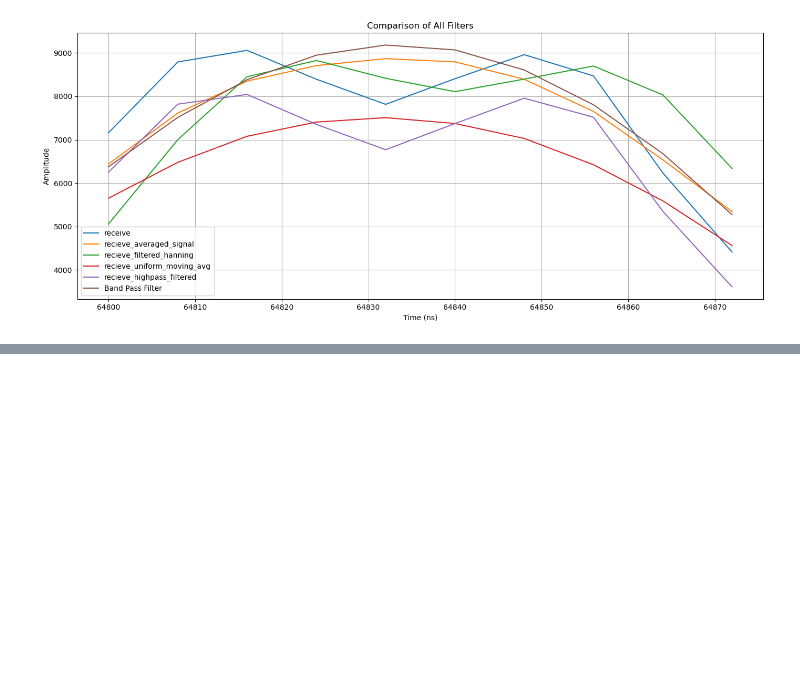
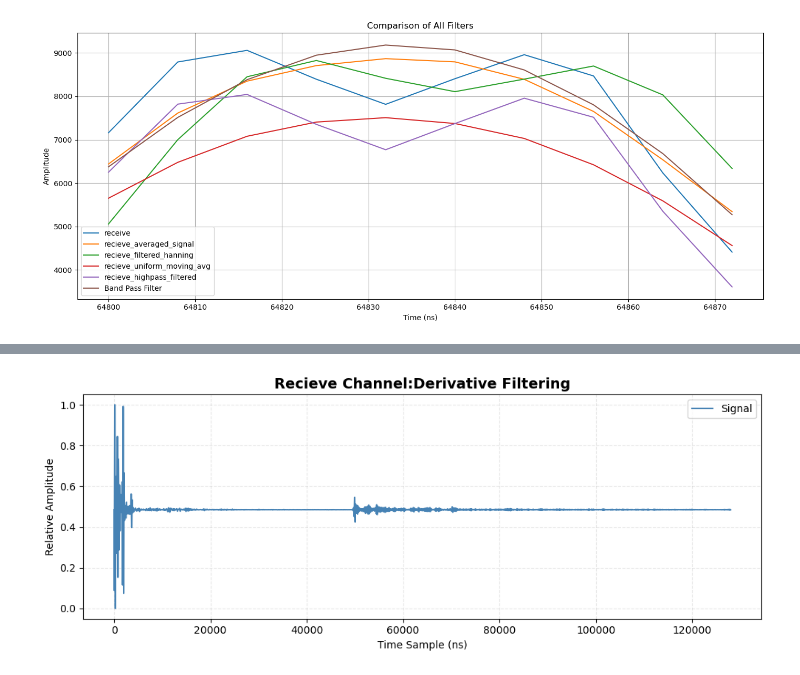
Before and after one commit to madhviasthana/Bio-Medical-Signal-Processing, a Jupyter notebook: codebase/main.ipynb, the cells around one changed output, grey strips where cells are left out. Saved outputs shown, nothing was run; the diff lists cells and outputs as text; code cells hidden in the pictures; blank space fills up the shorter version.

```diff
--- a/codebase/main.ipynb
+++ b/codebase/main.ipynb
@@ -13,3 +15,6 @@ from plotting_module.signal_plot import *
+# %%
+def normalize_min_max(data):
+    return (data - np.min(data)) / (np.max(data) - np.min(data))
 # %% [markdown]
 #### Extract relevant files for processing
 # %%
@@ -237,0 +239,6 @@ plt.show()
+# %%
+normalized_echo = normalize_min_max(echo_derivative_filtered_data)
+# %%
+signal_plot(normalized_echo[:],start=0,end=16000,title="Recieve Channel:Derivative Filtering")
+# %% [output]
+[figure, added]
```
Also changed, not shown: parts of 16 cells of this notebook, 6 other files.
